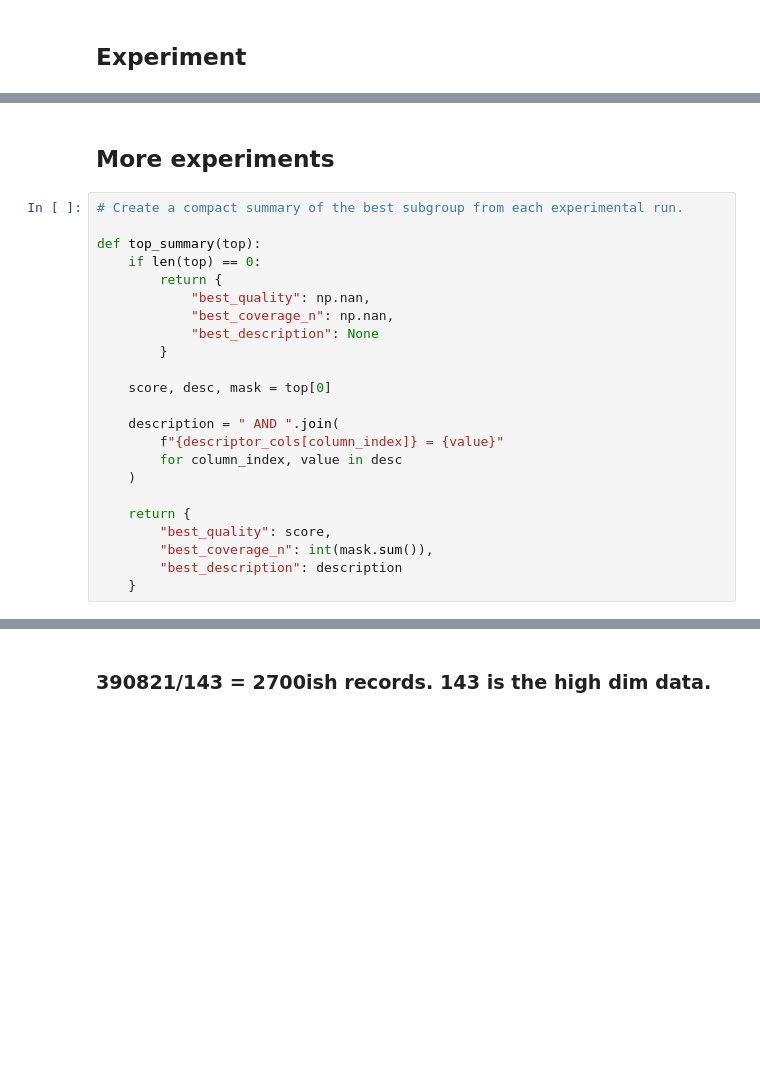
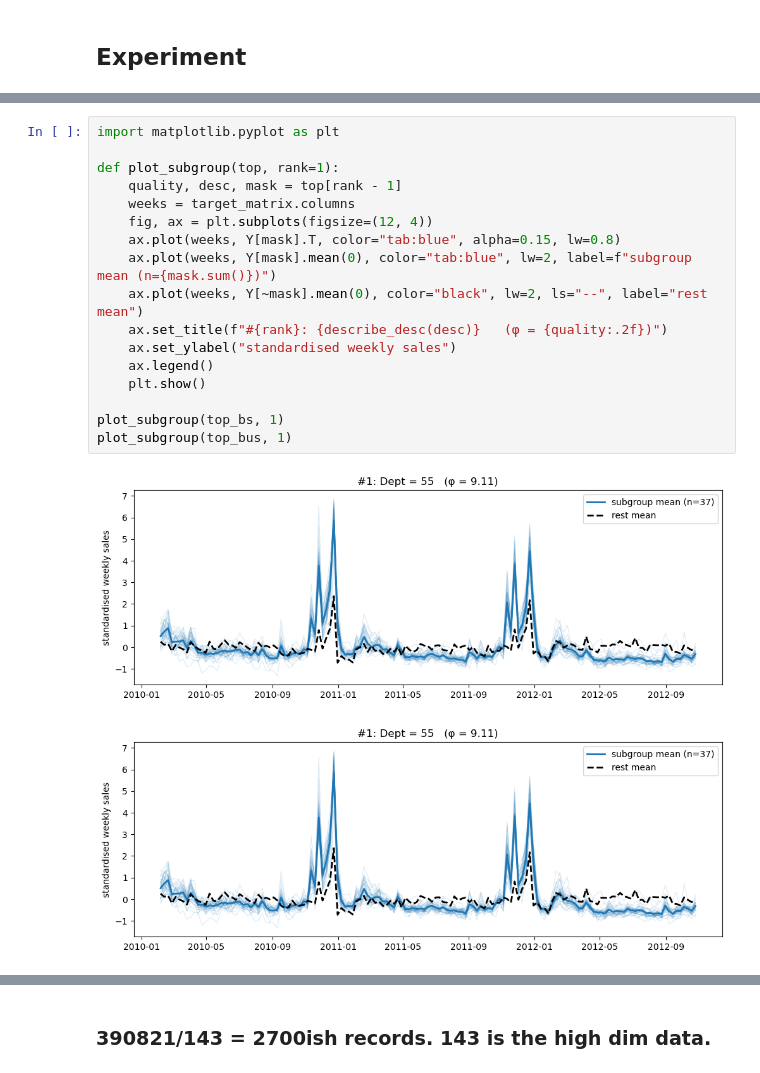
Before and after one commit to MuhammadIbneRafiq/you-only-search-up, a Jupyter notebook: walmart_bs-bus.ipynb, the cells around one changed output, grey strips where cells are left out. Cells and saved outputs as stored; diff of their text form; blank space fills up the shorter version.

```diff
--- a/walmart_bs-bus.ipynb
+++ b/walmart_bs-bus.ipynb
@@ -334,25 +515,20 @@ Time: 0.74 seconds
-# %% [markdown]
-## More experiments
 # %%
-# Create a compact summary of the best subgroup from each experimental run.
+import matplotlib.pyplot as plt
 
-def top_summary(top):
-    if len(top) == 0:
-        return {
-            "best_quality": np.nan,
-            "best_coverage_n": np.nan,
-            "best_description": None
-        }
+def plot_subgroup(top, rank=1):
+    quality, desc, mask = top[rank - 1]
+    weeks = target_matrix.columns
+    fig, ax = plt.subplots(figsize=(12, 4))
+    ax.plot(weeks, Y[mask].T, color="tab:blue", alpha=0.15, lw=0.8)
+    ax.plot(weeks, Y[mask].mean(0), color="tab:blue", lw=2, label=f"subgroup mean (n={mask.sum()})")
+    ax.plot(weeks, Y[~mask].mean(0), color="black", lw=2, ls="--", label="rest mean")
+    ax.set_title(f"#{rank}: {describe_desc(desc)}   (φ = {quality:.2f})")
+    ax.set_ylabel("standardised weekly sales")
+    ax.legend()
+    plt.show()
 
-    score, desc, mask = top[0]
-
-    description = " AND ".join(
-        f"{descriptor_cols[column_index]} = {value}"
-        for column_index, value in desc
-    )
-
-    return {
-        "best_quality": score,
-        "best_coverage_n": int(mask.sum()),
-        "best_description": description
-    }
+plot_subgroup(top_bs, 1)
+plot_subgroup(top_bus, 1)
+# %% [output]
+[figure, added]
+[figure, added]
```
Also changed, not shown: parts of 48 cells of this notebook, 39 other files.
